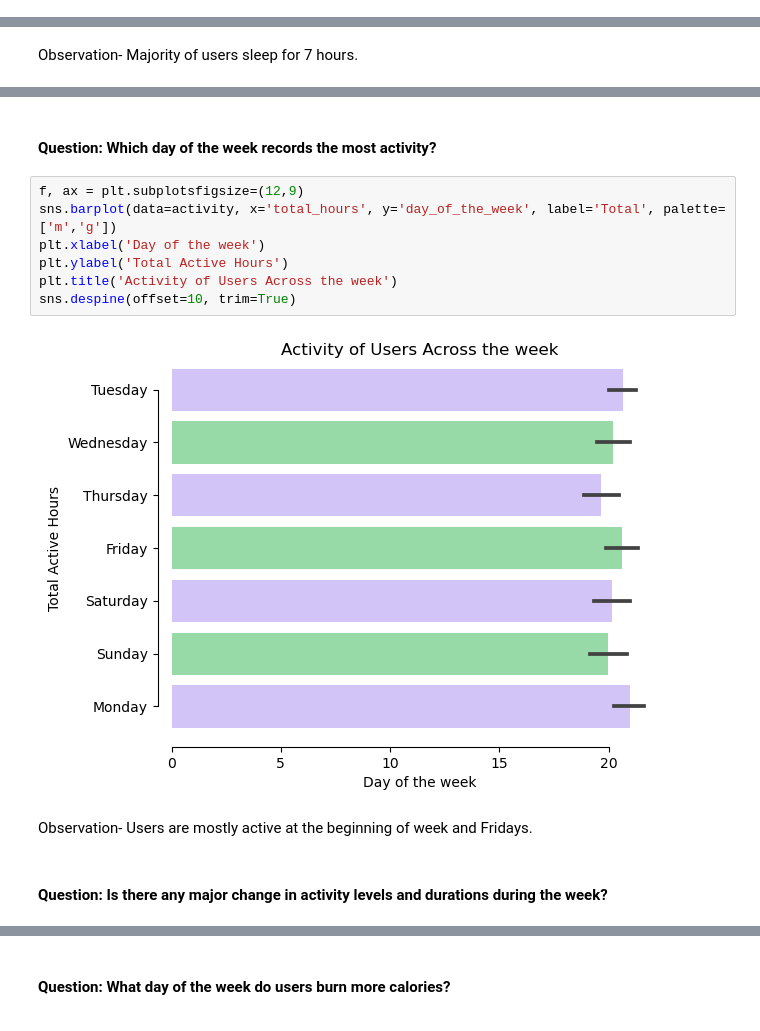
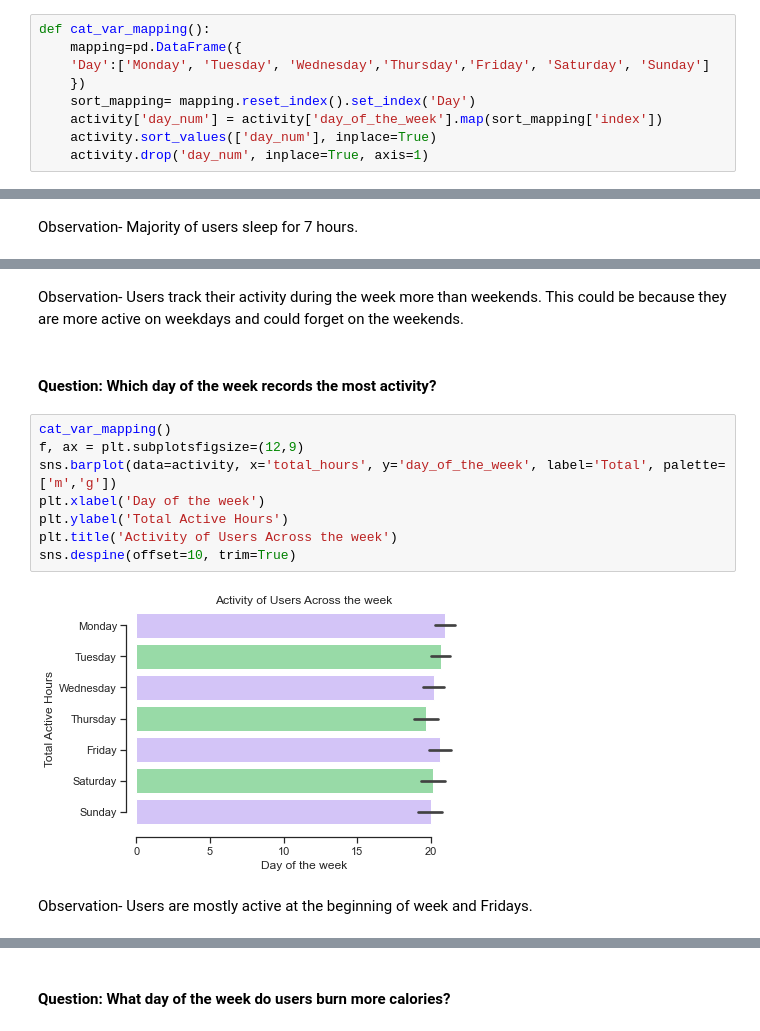
Before and after one commit to Ife-dayo/bellabeat, a Jupyter notebook: exploratory_analysis.ipynb, the cells around one changed output, grey strips where cells are left out. Saved outputs shown, nothing was run; the diff lists cells and outputs as text.

Commit message:
Added function to order categorical variable Addded more plots

```diff
--- a/exploratory_analysis.ipynb
+++ b/exploratory_analysis.ipynb
@@ -460,0 +416,9 @@ Observation- Users track their activity during the week more than weekends. This
+# %%
+def cat_var_mapping():
+    mapping=pd.DataFrame({
+    'Day':['Monday', 'Tuesday', 'Wednesday','Thursday','Friday', 'Saturday', 'Sunday']
+    })
+    sort_mapping= mapping.reset_index().set_index('Day')
+    activity['day_num'] = activity['day_of_the_week'].map(sort_mapping['index'])
+    activity.sort_values(['day_num'], inplace=True)
+    activity.drop('day_num', inplace=True, axis=1)
@@ -558,15 +505,16 @@ Observation- Most of the distance tracked by the device is light. This shows tha
+# %% [markdown]
+Observation- Users track their activity during the week more than weekends. This could be because they are more active on weekdays and could forget on the weekends.
 # %% [markdown]
 #### Question: Which day of the week records the most activity?
 # %%
+cat_var_mapping()
 f, ax = plt.subplotsfigsize=(12,9)
 sns.barplot(data=activity, x='total_hours', y='day_of_the_week', label='Total', palette=['m','g'])
 plt.xlabel('Day of the week')
 plt.ylabel('Total Active Hours')
 plt.title('Activity of Users Across the week')
 sns.despine(offset=10, trim=True)
 # %% [output]
-[figure, old version]
+[figure, new version]
 # %% [markdown]
 Observation- Users are mostly active at the beginning of week and Fridays.
-# %% [markdown]
-#### Question: Is there any major change in activity levels and durations during the week?
```
Also changed, not shown: parts of 67 cells of this notebook.
